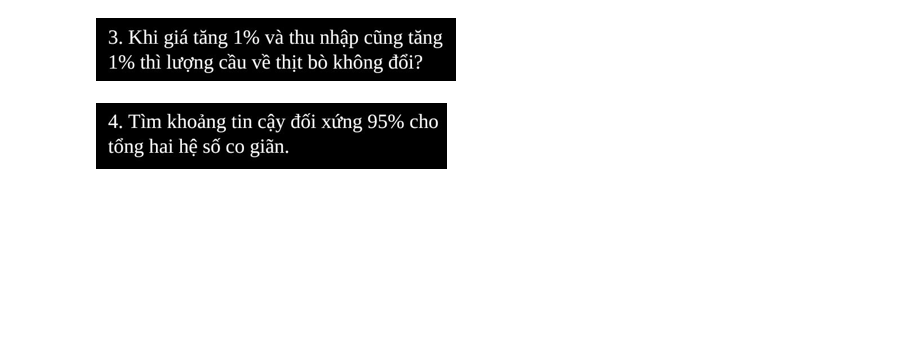
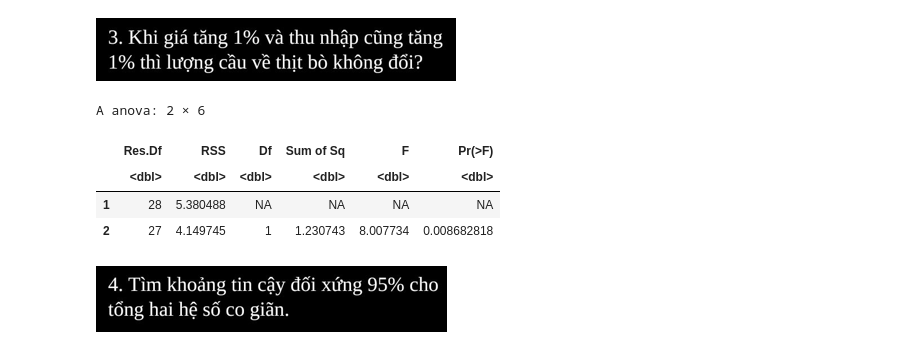
Before and after one commit to khanhtrinh2003/Kinh-te-luong-NEU, a Jupyter notebook: Kiểm tra/de2.ipynb, the cells around one changed output. Saved outputs shown, nothing was run; the diff lists cells and outputs as text; code cells hidden in the pictures; blank space fills up the shorter version.

```diff
--- a/Kiểm tra/de2.ipynb
+++ b/Kiểm tra/de2.ipynb
@@ -28,6 +98,12 @@ linearHypothesis(hq,c("log(p)=-1"))
 # %% [markdown]
 ![image.png](attachment:image.png)
 # %%
-linearHypothesis(hq,c("log(p)=-log(y)"))
+linearHypothesis(hq,c("log(P)=-log(Y)"))
+# %% [output]
+A anova: 2 × 6
+|  | Res.Df | RSS | Df | Sum of Sq | F | Pr(>F) |
+|  | <dbl> | <dbl> | <dbl> | <dbl> | <dbl> | <dbl> |
+| 1 | 28 | 5.380488 | NA | NA | NA | NA |
+| 2 | 27 | 4.149745 | 1 | 1.230743 | 8.007734 | 0.008682818 |
 # %% [markdown]
 ![image.png](attachment:image.png)
```
Also changed, not shown: parts of 12 cells of this notebook.
